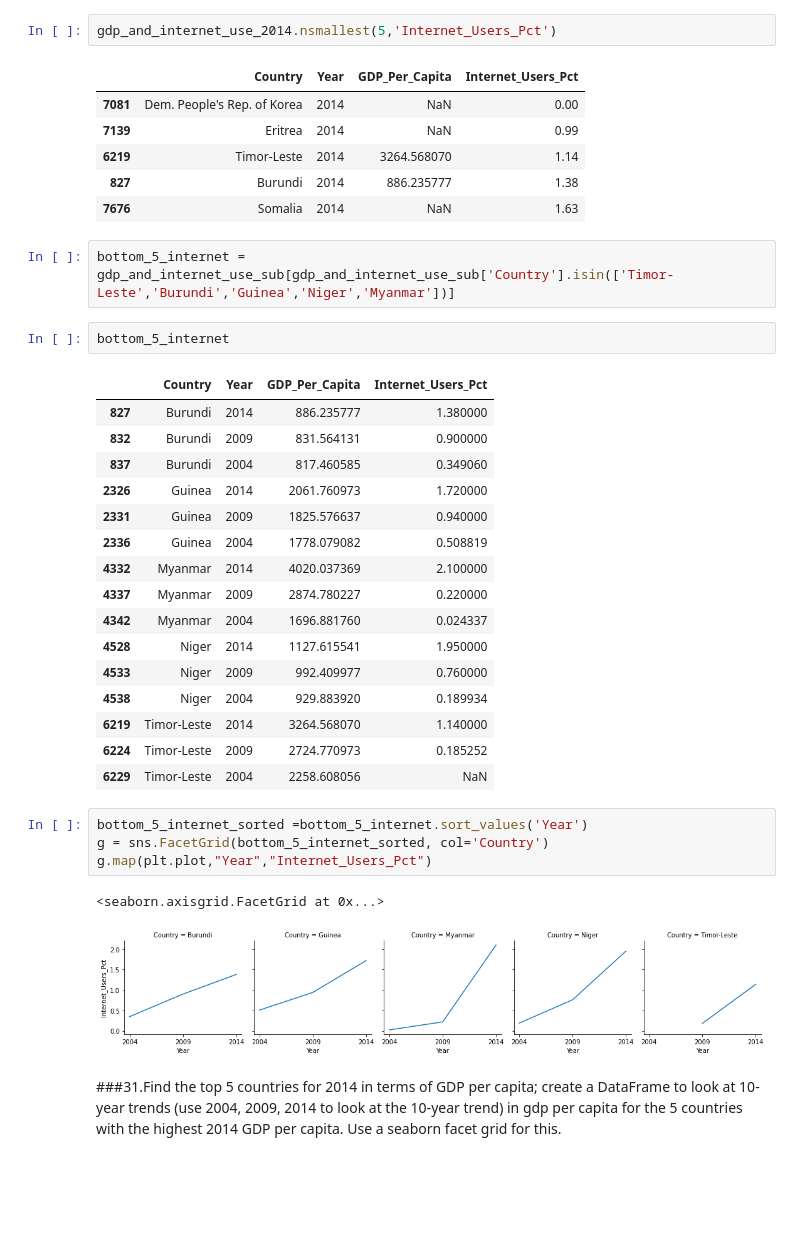
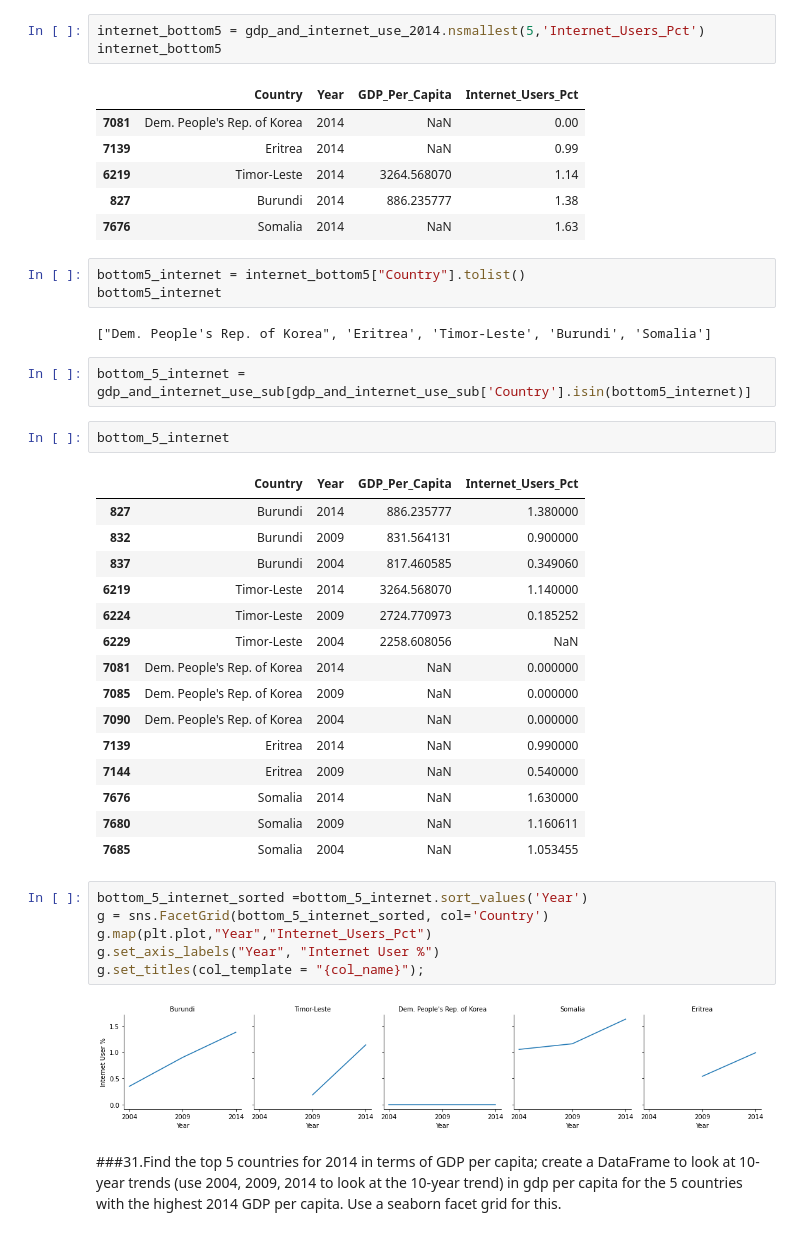
Before and after one commit to igoike/gdp-and-internet-usage-igoike, a Jupyter notebook: notebook/gdp_and_internet_usage.ipynb, the cells around one changed output. Drawn from its saved outputs; the diff is of its cells as text; blank space fills up the shorter version.

```diff
--- a/notebook/gdp_and_internet_usage.ipynb
+++ b/notebook/gdp_and_internet_usage.ipynb
@@ -453,7 +460,8 @@ g.map(plt.plot,"Year","Internet_Users_Pct")
 # %% [markdown]
 ###30.Repeat the steps above to look at the trend for the 5 countries with the lowest 2014 internet usage. Which country has consistently had the least internet use? :	Timor-Leste
 # %%
-gdp_and_internet_use_2014.nsmallest(5,'Internet_Users_Pct')
+internet_bottom5 = gdp_and_internet_use_2014.nsmallest(5,'Internet_Users_Pct')
+internet_bottom5
 # %% [output]
 |  | Country | Year | GDP_Per_Capita | Internet_Users_Pct |
 | 7081 | Dem. People's Rep. of Korea | 2014 | NaN | 0.00 |
@@ -461,8 +469,13 @@ gdp_and_internet_use_2014.nsmallest(5,'Internet_Users_Pct')
 | 6219 | Timor-Leste | 2014 | 3264.568070 | 1.14 |
 | 827 | Burundi | 2014 | 886.235777 | 1.38 |
 | 7676 | Somalia | 2014 | NaN | 1.63 |
+# %%
+bottom5_internet = internet_bottom5["Country"].tolist()
+bottom5_internet
+# %% [output]
+["Dem. People's Rep. of Korea", 'Eritrea', 'Timor-Leste', 'Burundi', 'Somalia']
 # %%
-bottom_5_internet = gdp_and_internet_use_sub[gdp_and_internet_use_sub['Country'].isin(['Timor-Leste','Burundi','Guinea','Niger','Myanmar'])]
+bottom_5_internet = gdp_and_internet_use_sub[gdp_and_internet_use_sub['Country'].isin(bottom5_internet)]
 # %%
 bottom_5_internet
 # %% [output]
@@ -470,25 +483,25 @@ bottom_5_internet
 | 827 | Burundi | 2014 | 886.235777 | 1.380000 |
 | 832 | Burundi | 2009 | 831.564131 | 0.900000 |
 | 837 | Burundi | 2004 | 817.460585 | 0.349060 |
-| 2326 | Guinea | 2014 | 2061.760973 | 1.720000 |
-| 2331 | Guinea | 2009 | 1825.576637 | 0.940000 |
-| 2336 | Guinea | 2004 | 1778.079082 | 0.508819 |
-| 4332 | Myanmar | 2014 | 4020.037369 | 2.100000 |
-| 4337 | Myanmar | 2009 | 2874.780227 | 0.220000 |
-| 4342 | Myanmar | 2004 | 1696.881760 | 0.024337 |
-| 4528 | Niger | 2014 | 1127.615541 | 1.950000 |
-| 4533 | Niger | 2009 | 992.409977 | 0.760000 |
-| 4538 | Niger | 2004 | 929.883920 | 0.189934 |
 | 6219 | Timor-Leste | 2014 | 3264.568070 | 1.140000 |
 | 6224 | Timor-Leste | 2009 | 2724.770973 | 0.185252 |
 | 6229 | Timor-Leste | 2004 | 2258.608056 | NaN |
+| 7081 | Dem. People's Rep. of Korea | 2014 | NaN | 0.000000 |
+| 7085 | Dem. People's Rep. of Korea | 2009 | NaN | 0.000000 |
+| 7090 | Dem. People's Rep. of Korea | 2004 | NaN | 0.000000 |
+| 7139 | Eritrea | 2014 | NaN | 0.990000 |
+| 7144 | Eritrea | 2009 | NaN | 0.540000 |
+| 7676 | Somalia | 2014 | NaN | 1.630000 |
+| 7680 | Somalia | 2009 | NaN | 1.160611 |
+| 7685 | Somalia | 2004 | NaN | 1.053455 |
 # %%
 bottom_5_internet_sorted =bottom_5_internet.sort_values('Year')
 g = sns.FacetGrid(bottom_5_internet_sorted, col='Country')
 g.map(plt.plot,"Year","Internet_Users_Pct")
+g.set_axis_labels("Year", "Internet User %")
+g.set_titles(col_template = "{col_name}");
 # %% [output]
-<seaborn.axisgrid.FacetGrid at 0x...>
-[figure, old version]
+[figure, new version]
 # %% [markdown]
 ###31.Find the top 5 countries for 2014 in terms of GDP per capita; create a DataFrame to look at 10-year trends (use 2004, 2009, 2014 to look at the 10-year trend) in gdp per capita for the 5 countries with the highest 2014 GDP per capita. Use a seaborn facet grid for this.
 # %%
```
Also changed, not shown: parts of 17 cells of this notebook.
